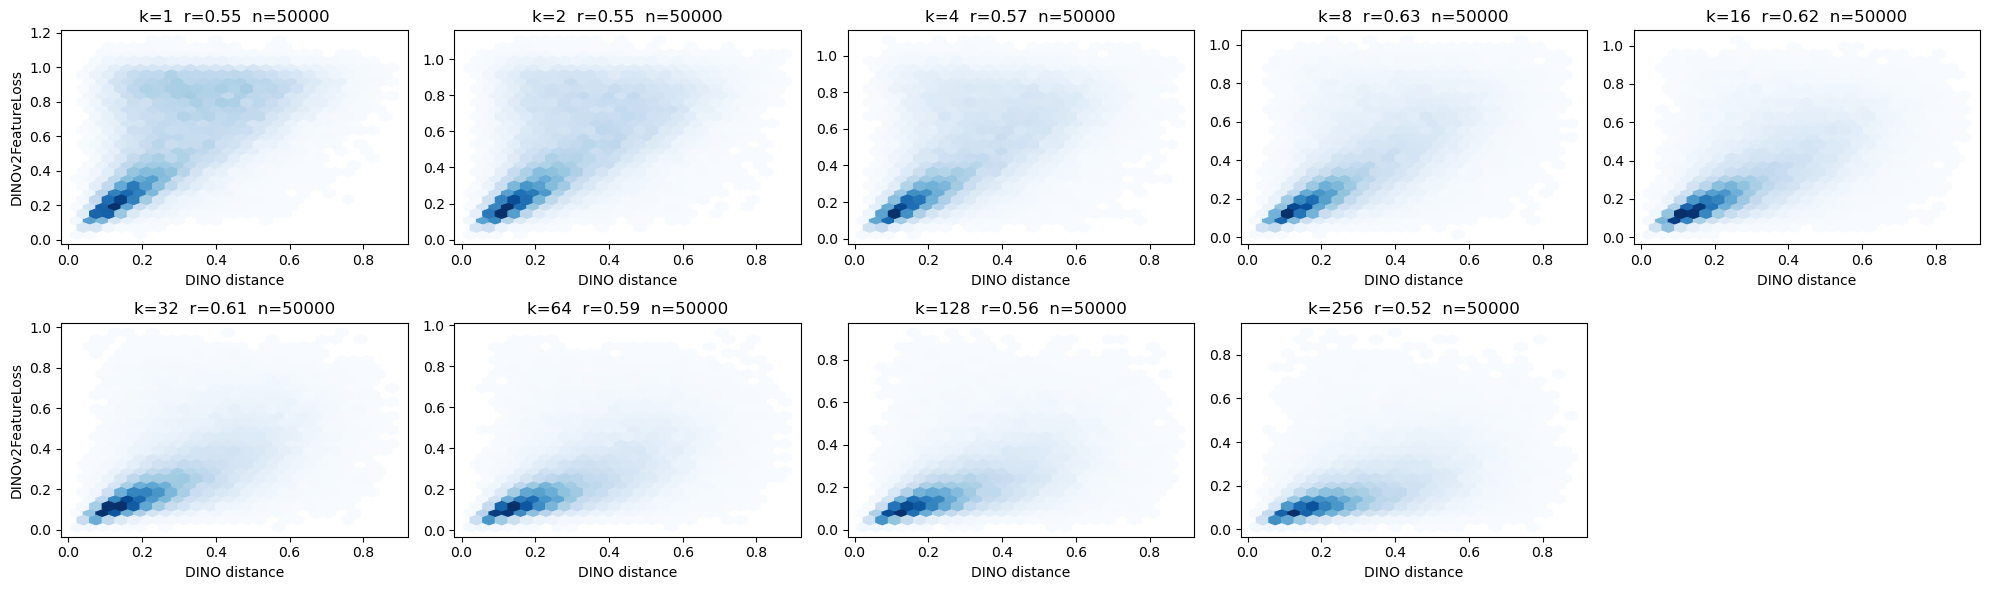
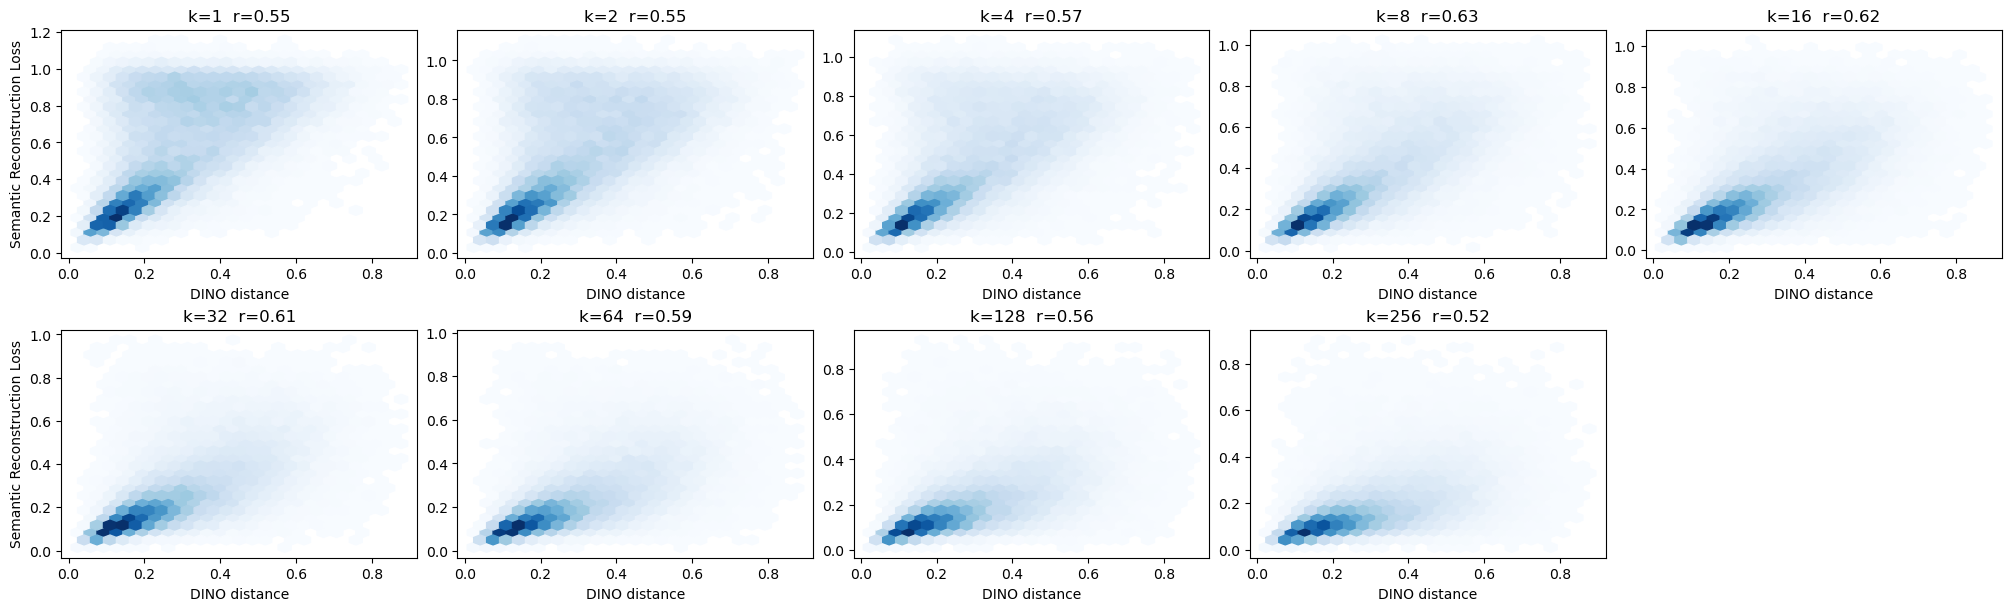
Unified diff of the notebook cell whose output changed from the first chart to the second:
--- before
+++ after
@@ -9,5 +9,5 @@
 ncols = 5
 nrows = int(math.ceil(len(ks) / ncols))
-fig, axes = plt.subplots(nrows, ncols, figsize=(ncols * 4, nrows * 3), squeeze=False)
+fig, axes = plt.subplots(nrows, ncols, figsize=(ncols * 4, nrows * 3), squeeze=False, constrained_layout=True)
 axes_f = axes.flatten()
 
@@ -37,5 +37,5 @@
             corr = np.corrcoef(xs, ys)[0, 1]
         per_k_stats[int(k)] = {'n': int(xs.size), 'pearson_r': corr}
-        ax.set_title(f"k={k}  r={corr:.2f}  n={xs.size}")
+        ax.set_title(f"k={k}  r={corr:.2f}")
     else:
         per_k_stats[int(k)] = {'n': 0, 'pearson_r': float('nan')}
@@ -46,5 +46,5 @@
     # Label axes (reduce clutter: y-label only on first column)
     if i % ncols == 0:
-        ax.set_ylabel(loss_key.replace('_', ' '))  # e.g., 'vgg error' or 'mse error'
+        ax.set_ylabel("Semantic Reconstruction Loss")  # e.g., 'vgg error' or 'mse error'
     ax.set_xlabel('DINO distance')
 
@@ -53,5 +53,5 @@
     axes_f[j].axis('off')
 
-plt.tight_layout()
+plt.savefig("/BS/data_mani_compress/work/thesis/thesis/output/dino_distance/dino_dist_semantic_reconstruction_loss_separate.pdf", bbox_inches='tight')
 plt.show()
 

Commit: fixed the change with classification task regarding number of classes and other simple refactoring